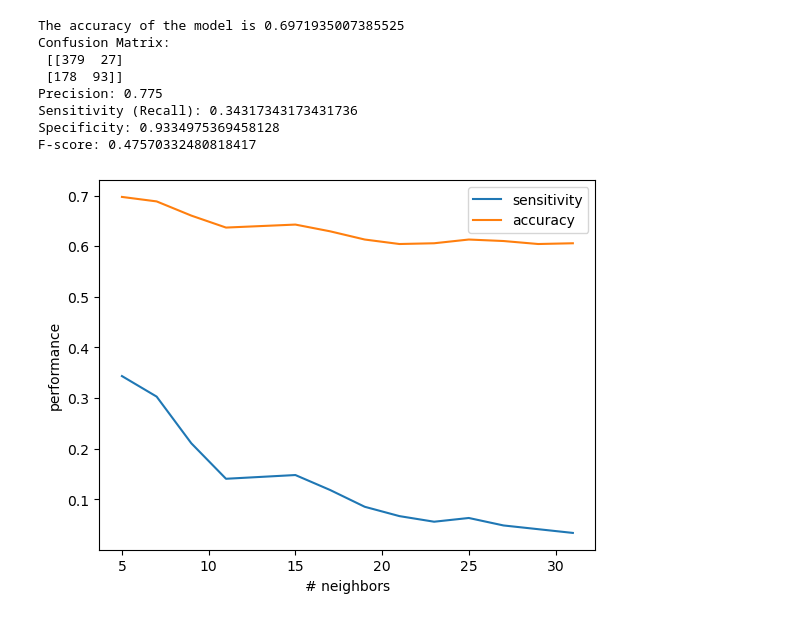
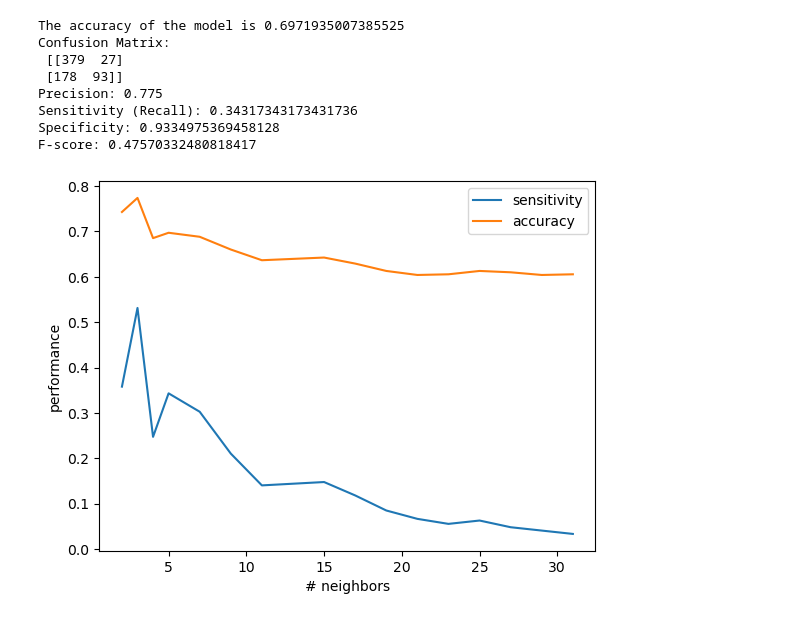
Before and after one commit to koershuis/SP_Final_Project_E, a Jupyter notebook: notebooks/4_aggregation_classification.ipynb, the cells around one changed output. Drawn from its saved outputs; the diff is of its cells as text; code cells hidden in the pictures.

```diff
--- a/notebooks/4_aggregation_classification.ipynb
+++ b/notebooks/4_aggregation_classification.ipynb
@@ -118,23 +118,26 @@ Sensitivity (Recall): 0.34317343173431736
 Specificity: 0.9334975369458128
 F-score: 0.47570332480818417
 # %%
+# Before the classification was implemented with just 5 neighbors (chosen at random)
+# Let's check which is the best number of neighbours for our classifier:
+
 import matplotlib.pyplot as plt
 
-nn = list([5, 7, 9, 11, 15, 17, 19, 21, 23, 25, 27, 29, 31])
+nn = list([2, 3, 4, 5, 7, 9, 11, 15, 17, 19, 21, 23, 25, 27, 29, 31])
 sen = list([])
 acc =list([])
 for i in nn:
     knn = KNeighborsClassifier(n_neighbors=i)
     knn.fit(X, y)
     y_pred = knn.predict(X)
     sen.append(recall_score(y, y_pred))
     acc.append(knn.score(X, y))
 
 plt.plot(nn,sen)
 plt.plot(nn,acc)
 plt.xlabel('# neighbors')
 plt.ylabel('performance')
 plt.legend(['sensitivity','accuracy'])
 plt.show()
 # %% [output]
-[figure, old version]
+[figure, new version]
```
Also changed, not shown: parts of 2 cells of this notebook.
